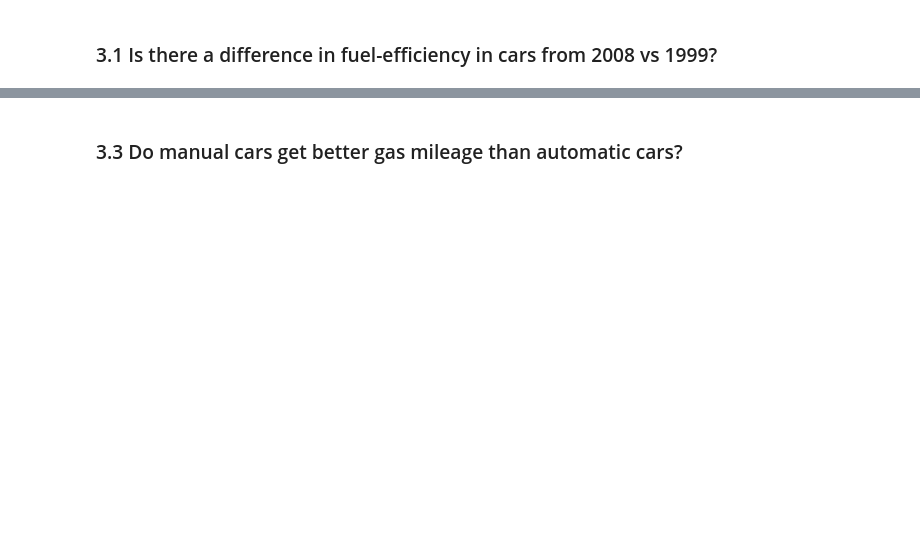
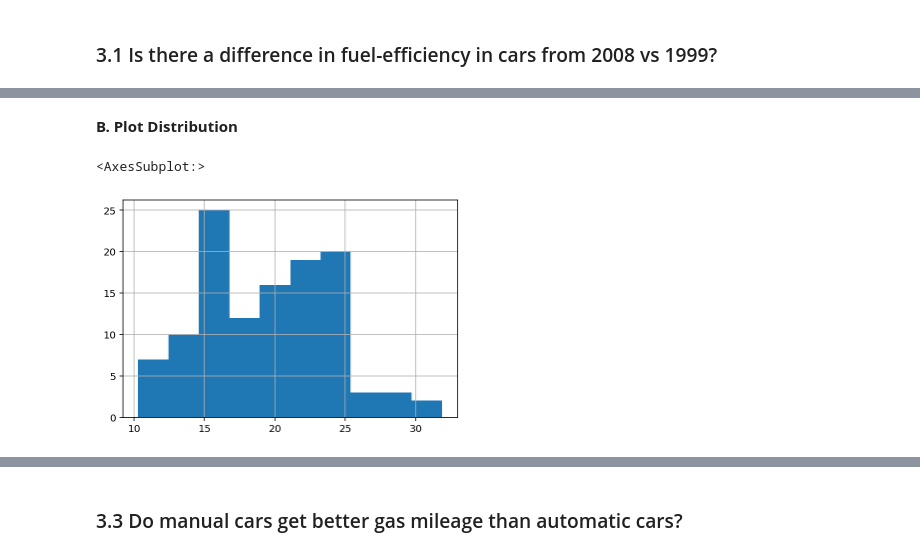
Before and after one commit to QMCBT-JustinEvans/statistics-exercises, a Jupyter notebook: hypothesis_testing.ipynb, the cells around one changed output, grey strips where cells are left out. Saved outputs shown, nothing was run; the diff lists cells and outputs as text; code cells hidden in the pictures; blank space fills up the shorter version.

Commit message:
UPDATE stats exercises; NOT Complete

````diff
--- a/hypothesis_testing.ipynb
+++ b/hypothesis_testing.ipynb
@@ -318,3 +277,6 @@ else:
 We can reject the null hypothesis
 # %% [markdown]
 ### 3. Load the ```mpg``` dataset and use it to answer the following questions:
+# %%
+mpg = data('mpg')
+mpg.head()
@@ -324,0 +324,3 @@ We can reject the null hypothesis
+# %%
+mpg['fuel_efficiency'] = stats.hmean(mpg[['cty', 'hwy']], axis =1)
+mpg.head()
@@ -324,0 +334,12 @@ We can reject the null hypothesis
+# %% [markdown]
+**B. Plot Distribution**
+# %%
+fe_1999 = mpg[mpg.year == 2008].fuel_efficiency
+fe_2008 = mpg[mpg.year == 1999].fuel_efficiency
+# %%
+# plot distribution for fe_1999
+plt.figure(figsize=(6,4))
+fe_1999.hist()
+# %% [output]
+<AxesSubplot:>
+[figure, added]
````
Also changed, not shown: parts of 131 cells of this notebook.
